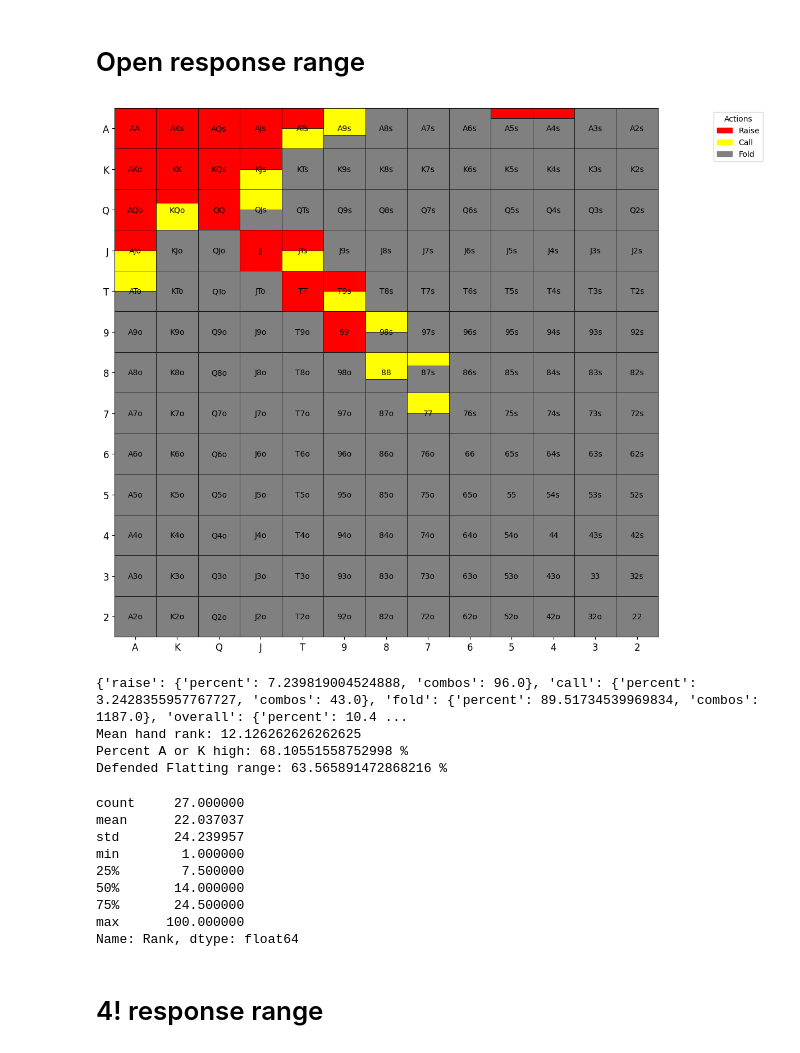
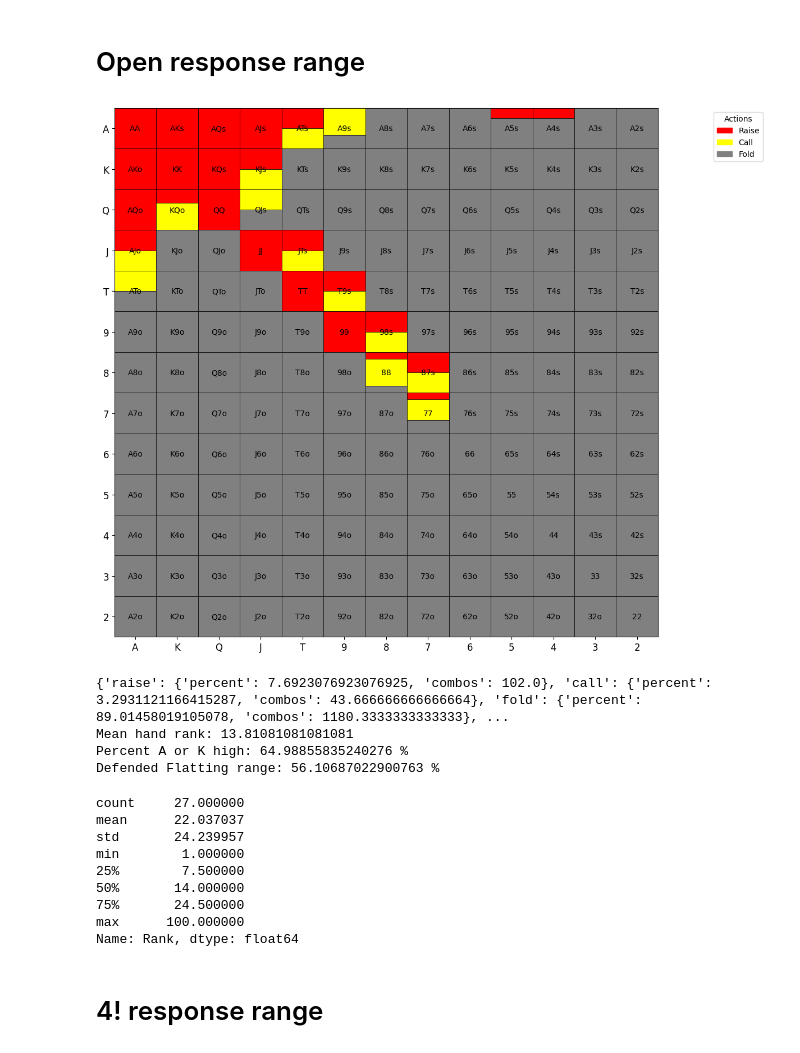
Before and after one commit to KunaalAgarwal/poker_analysis, a Jupyter notebook: src/lj_ranges.ipynb, the cells around one changed output. Drawn from its saved outputs; the diff is of its cells as text; code cells hidden in the pictures.

Commit message:
Updated ranges from btn to lj so far, added more middling connector 3bets to increase 3bet range board coverage

```diff
--- a/src/lj_ranges.ipynb
+++ b/src/lj_ranges.ipynb
@@ -250,8 +250,8 @@ open_response_range = {
     "JJ": {"raise": 1.0, "call": 0.0},
     "TT": {"raise": 1.0, "call": 0.0},
     "99": {"raise": 1.0, "call": 0.0},
-    "88": {"raise": 0.0, "call": 2/3},
-    "77": {"raise": 0.0, "call": 0.5},
+    "88": {"raise": 1/6, "call": 2/3},
+    "77": {"raise": 1/6, "call": 0.5},
     "66": {"raise": 0.0, "call": 0.0},
     "55": {"raise": 0.0, "call": 0.0},
     "44": {"raise": 0.0, "call": 0.0},
@@ -305,43 +305,43 @@ open_response_range = {
     "T9s": {"raise": 0.5, "call": 0.5}, # 3bet semi bluff
     "T8s": {"raise": 0.0, "call": 0.0},
 
-    "98s": {"raise": 0.0, "call": 0.5},
+    "98s": {"raise": 0.5, "call": 0.5},
     "97s": {"raise": 0.0, "call": 0.0},
 
-    "87s": {"raise": 0.0, "call": 1/3},
+    "87s": {"raise": 0.5, "call": 0.5},
     "86s": {"raise": 0.0, "call": 0.0},
 
     "76s": {"raise": 0.0, "call": 0.0},
     "75s": {"raise": 0.0, "call": 0.0},
 
     "65s": {"raise": 0.0, "call": 0.0},
 
     "54s": {"raise": 0.0, "call": 0.0},
 
     "43s": {"raise": 0.0, "call": 0.0},
 
     "32s": {"raise": 0.0, "call": 0.0},
 }
 
 # Visualize the range
 open_response = range_construction.generate_range(open_response_range, '../ranges/lj_ranges/lj_open_response')
 open_response_distribution = range_construction.range_hand_distribution(open_response_range)
 open_response_percent_by_actions = range_construction.range_percent_by_all_actions(open_response_range)
 open_response_mean_hand_rank = range_construction.average_range_rank(open_response_range)
 
 print(open_response_percent_by_actions)
 print(f'Mean hand rank: {open_response_mean_hand_rank}')
 print(f'Percent A or K high: {range_construction.percent_range_high_card(open_response_range)} %')
 print(f'Defended Flatting range: {range_construction.flat_defense(response_3bet_range, open_response_range)} %')
 
 open_response_distribution[1].to_csv('../ranges/lj_ranges/lj_open_response_distribution.csv')
 open_response_distribution[0]
 # %% [output]
-[figure, old version]
+[figure, new version]
-{'raise': {'percent': 7.239819004524888, 'combos': 96.0}, 'call': {'percent': 3.2428355957767727, 'combos': 43.0}, 'fold': {'percent': 89.51734539969834, 'combos': 1187.0}, 'overall': {'percent': 10.4 ...
-Mean hand rank: 12.126262626262625
-Percent A or K high: 68.10551558752998 %
-Defended Flatting range: 63.565891472868216 %
+{'raise': {'percent': 7.6923076923076925, 'combos': 102.0}, 'call': {'percent': 3.2931121166415287, 'combos': 43.666666666666664}, 'fold': {'percent': 89.01458019105078, 'combos': 1180.3333333333333}, ...
+Mean hand rank: 13.81081081081081
+Percent A or K high: 64.98855835240276 %
+Defended Flatting range: 56.10687022900763 %
 count     27.000000
 mean      22.037037
 std       24.239957
```
Also changed, not shown: parts of 3 cells of this notebook, 18 other files.
